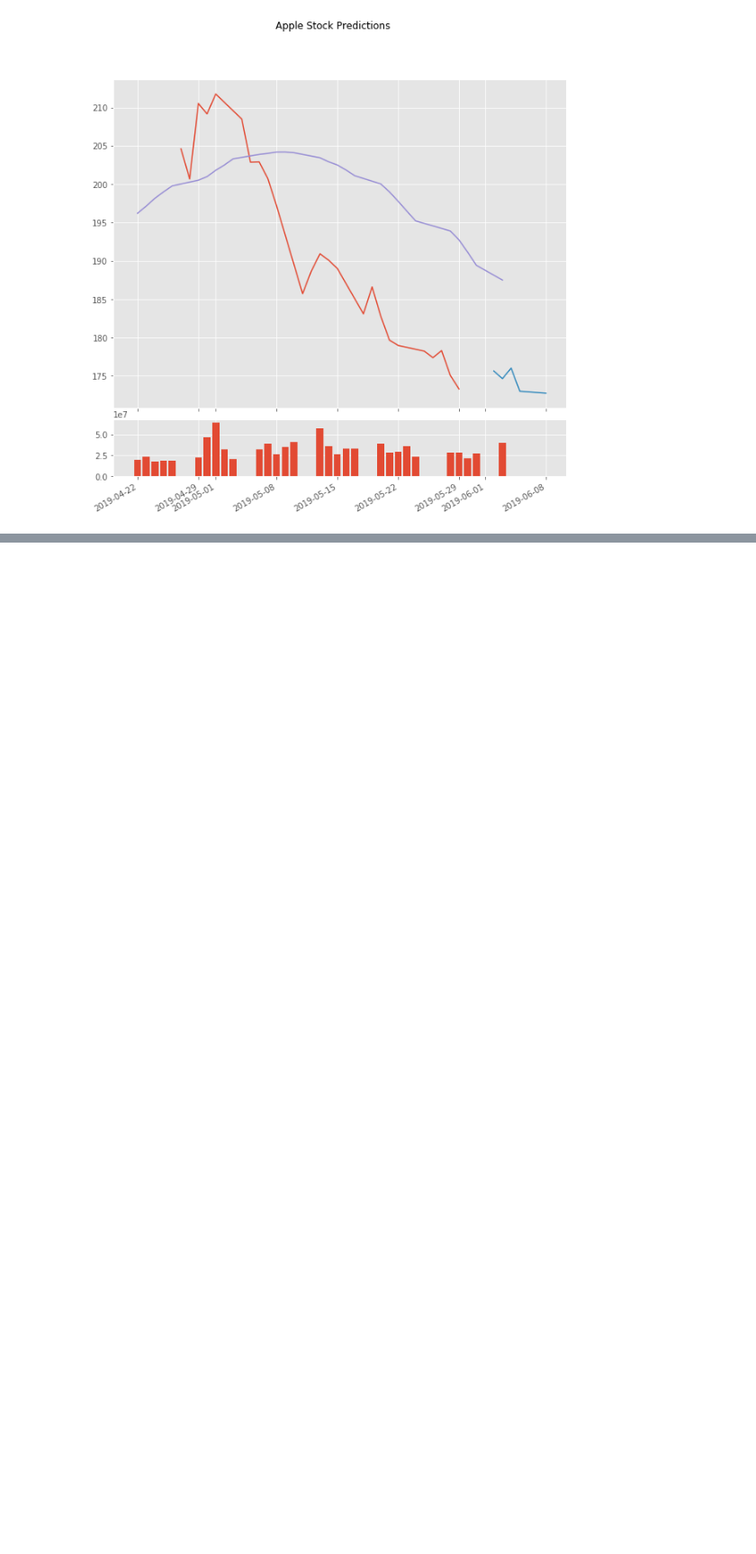
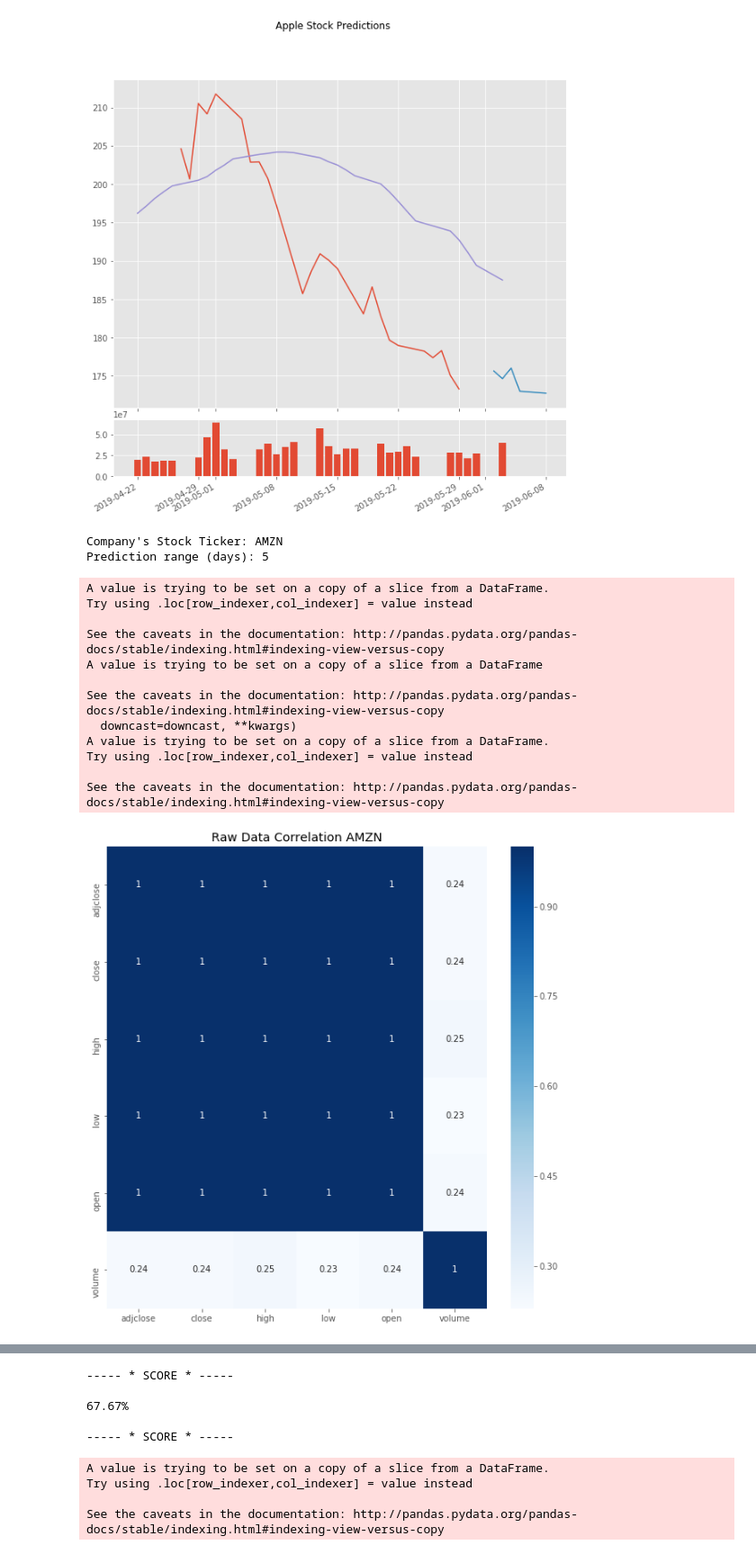
Before and after one commit to MartinMolestina/IH_finalproject, a Jupyter notebook: code/LinearRegression.ipynb, the cells around one changed output, grey strips where cells are left out. Shown: that part at 90% size. Drawn from its saved outputs; the diff is of its cells as text; code cells hidden in the pictures; blank space fills up the shorter version.

```diff
--- a/code/LinearRegression.ipynb
+++ b/code/LinearRegression.ipynb
@@ -324,3 +324,44 @@ Try using .loc[row_indexer,col_indexer] = value instead
 See the caveats in the documentation: http://pandas.pydata.org/pandas-docs/stable/indexing.html#indexing-view-versus-copy
 [figure]
 [figure]
+# %%
+if __name__ == "__main__":
+
+    #Ask user for comapnies ticker
+    ticker = str(input("Company's Stock Ticker: "))
+    days_predict = int(input('Prediction range (days): '))
+
+    #Request YahooFinance library for companies historic data
+    raw_data = yahoo_get(ticker, '2015-01-01', str(datetime.datetime.now().date()))
+    plot_corr(raw_data, 10, 'Raw Data Correlation {}'.format(ticker))
+    clean_data = feature_eng_yahoo(raw_data, days_predict)
+    plot_stock(clean_data, 'Adj_Close', 15 ,'{} Stock Price'.format(ticker))
+    plot_corr(clean_data, 10,'Clean Data Correlation {}'.format(ticker))
+
+    #Train model and predict Close Stock Prices AAPL
+    score, reg = LR_train(clean_data, days_predict)
+    predictions, predicted_df = LR_predict(clean_data, reg, days_predict)
+    plot_predictions(predicted_df,['future_price{}d'.format(days_predict), 'Predictions'] , 10, '{} Stock Predictions'.format(ticker))
+
+    #Retrieve related tweets
+    api = twitter()
+    tweets = get_tweets_hash('#{}'.format(ticker), api)
+
+    #Create summary dataframe
+    stock_summary, pred = summary(clean_data, tweets, predictions)
+# %% [output]
+Company's Stock Ticker: AMZN
+Prediction range (days): 5
+A value is trying to be set on a copy of a slice from a DataFrame.
+Try using .loc[row_indexer,col_indexer] = value instead
+
+See the caveats in the documentation: http://pandas.pydata.org/pandas-docs/stable/indexing.html#indexing-view-versus-copy
+A value is trying to be set on a copy of a slice from a DataFrame
+
+See the caveats in the documentation: http://pandas.pydata.org/pandas-docs/stable/indexing.html#indexing-view-versus-copy
+  downcast=downcast, **kwargs)
+A value is trying to be set on a copy of a slice from a DataFrame.
+Try using .loc[row_indexer,col_indexer] = value instead
+
+See the caveats in the documentation: http://pandas.pydata.org/pandas-docs/stable/indexing.html#indexing-view-versus-copy
+[figure, added]
@@ -326,0 +369,9 @@ See the caveats in the documentation: http://pandas.pydata.org/pandas-docs/stabl
+----- * SCORE * -----
+
+67.67%
+
+----- * SCORE * -----
+A value is trying to be set on a copy of a slice from a DataFrame.
+Try using .loc[row_indexer,col_indexer] = value instead
+
+See the caveats in the documentation: http://pandas.pydata.org/pandas-docs/stable/indexing.html#indexing-view-versus-copy
```
Also changed, not shown: parts of 1 cell of this notebook, 13 other files.
